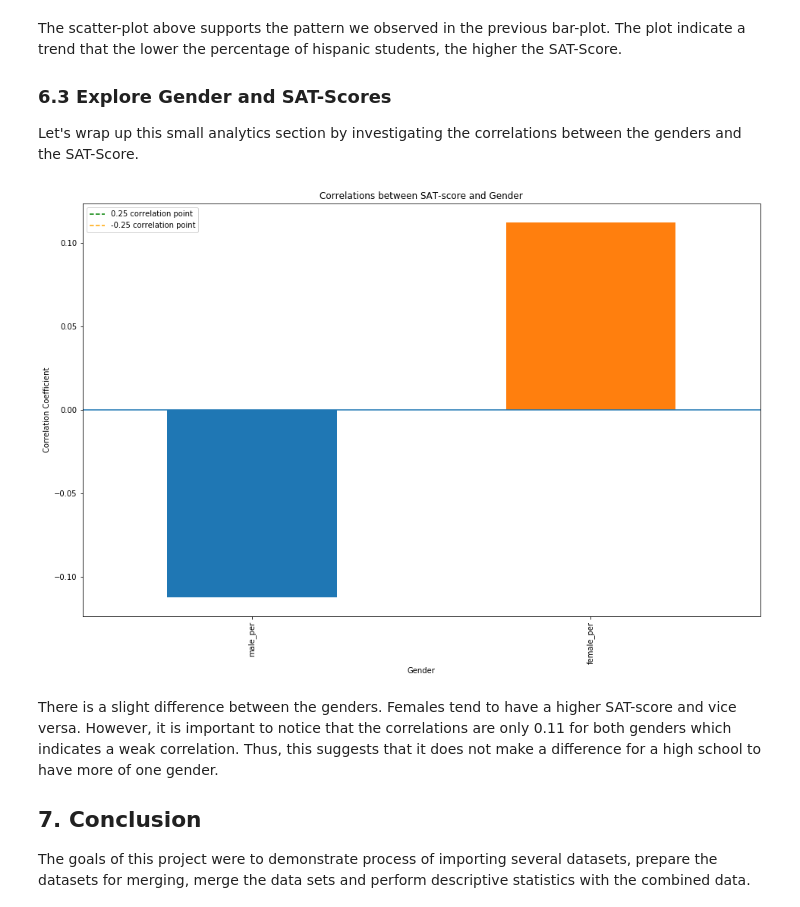
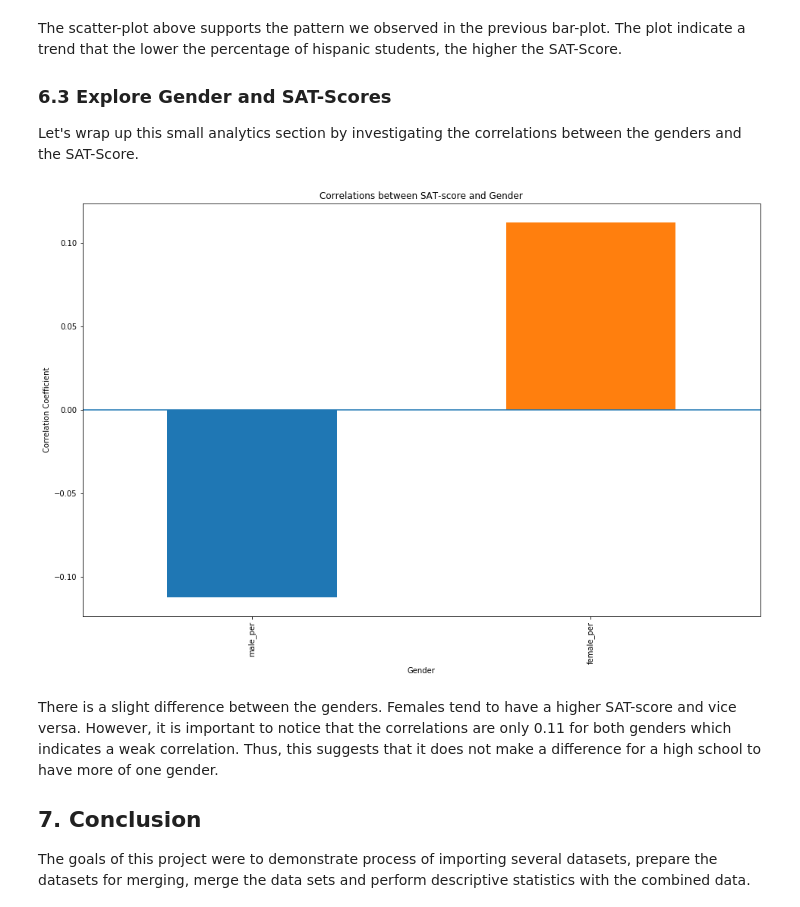
Before and after one commit to Rezwal/portfolio, a Jupyter notebook: Schools.ipynb, the cells around one changed output. Saved outputs shown, nothing was run; the diff lists cells and outputs as text; code cells hidden in the pictures.

```diff
--- a/Schools.ipynb
+++ b/Schools.ipynb
@@ -708,15 +708,14 @@ Let's wrap up this small analytics section by investigating the correlations bet
 # %%
 correlations = combined.corr()
 correlations = correlations['sat_score']
 correlations = correlations.loc[["male_per", "female_per"]]
 correlations.plot.bar(title='Correlations between SAT-score and Gender', figsize=(16,10))
 plt.axhline(0)
 plt.ylabel('Correlation Coefficient')
 plt.xlabel('Gender')
-plt.legend(handles=[the_line1, the_line2])
 plt.show()
 # %% [output]
-[figure, old version]
+[figure, new version]
 # %% [markdown]
 There is a slight difference between the genders. Females tend to have a higher SAT-score and vice versa. However, it is important to notice that the correlations are only 0.11 for both genders which indicates a weak correlation. Thus, this suggests that it does not make a difference for a high school to have more of one gender.
 
```
Also changed, not shown: parts of 2 cells of this notebook, 15 other files.
